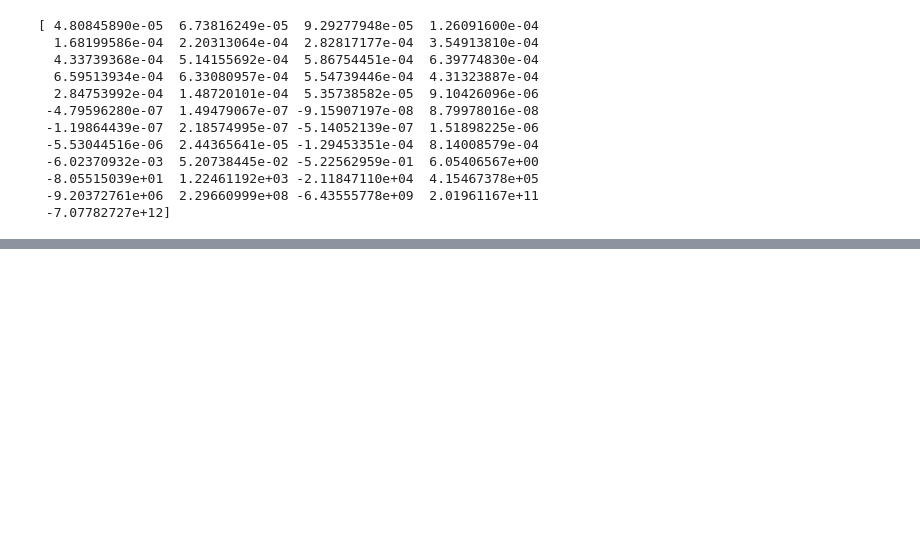
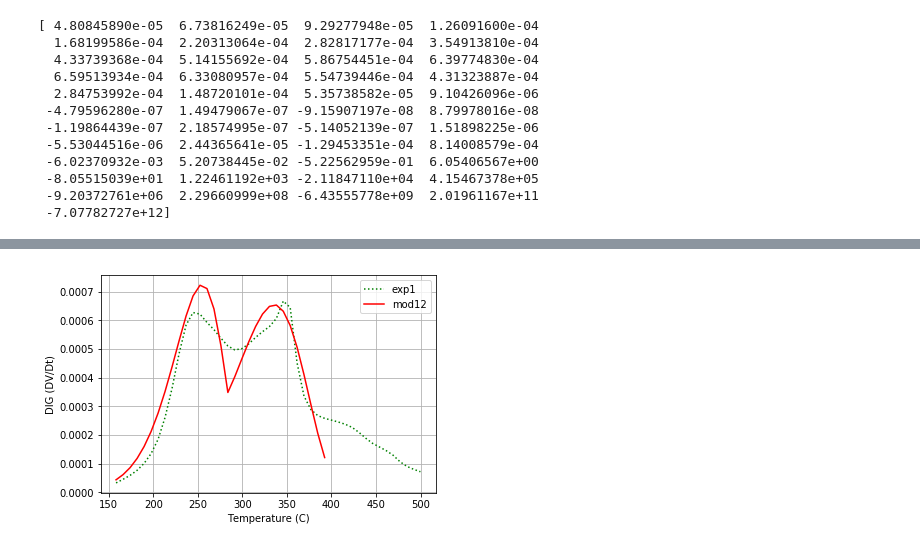
Before and after one commit to Fletcher-Adam/CombustionCode, a Jupyter notebook: Darrow's blueberry dead (2 step) latest (1).ipynb, the cells around one changed output, grey strips where cells are left out. Drawn from its saved outputs; the diff is of its cells as text; code cells hidden in the pictures; blank space fills up the shorter version.

```diff
--- a/Darrow's blueberry dead (2 step) latest (1).ipynb
+++ b/Darrow's blueberry dead (2 step) latest (1).ipynb
@@ -448,7 +449,9 @@ plt.grid()
 # %%
 plt.plot(T_c[1:46],r_e(V_e,t)[0],linestyle = ':',color = 'Green',label='exp1')
-plt.plot(T_c[1:32],r_m(A1,A2,E1,E2,Y1,Y2)[6][1:32],color = 'r',label='mod12')
+plt.plot(T_c[1:32],r_m(A1,A2,E1,E2,Y1,Y2)[2][1:32],color = 'r',label='mod12')
 plt.xlabel('Temperature (C)')
 plt.ylabel('DIG (DV/Dt)')
 plt.legend()
 plt.grid()
+# %% [output]
+[figure, added]
```
Also changed, not shown: parts of 9 cells of this notebook, 7 other files.
